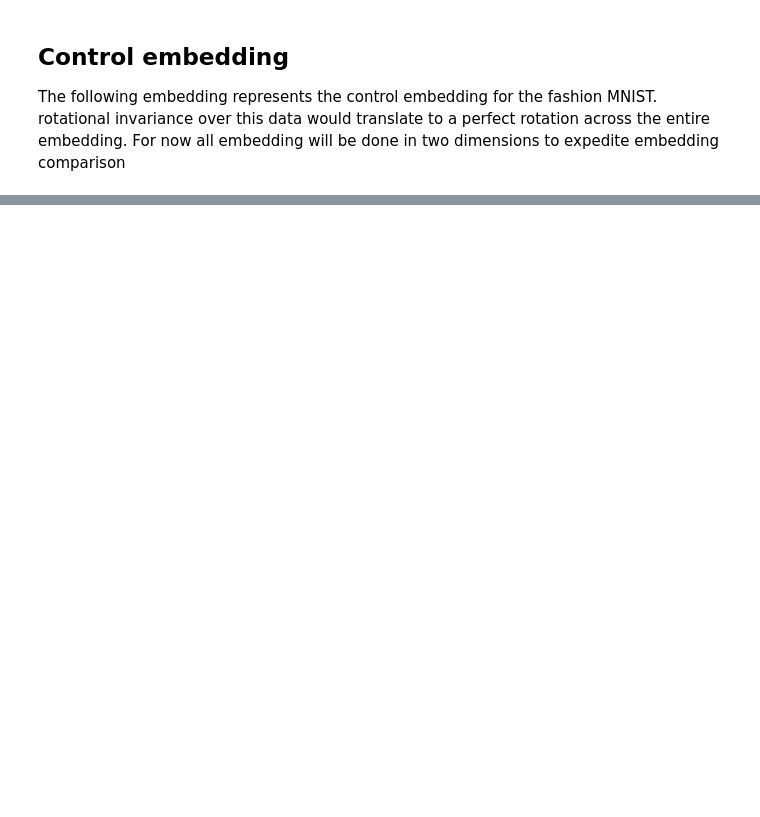
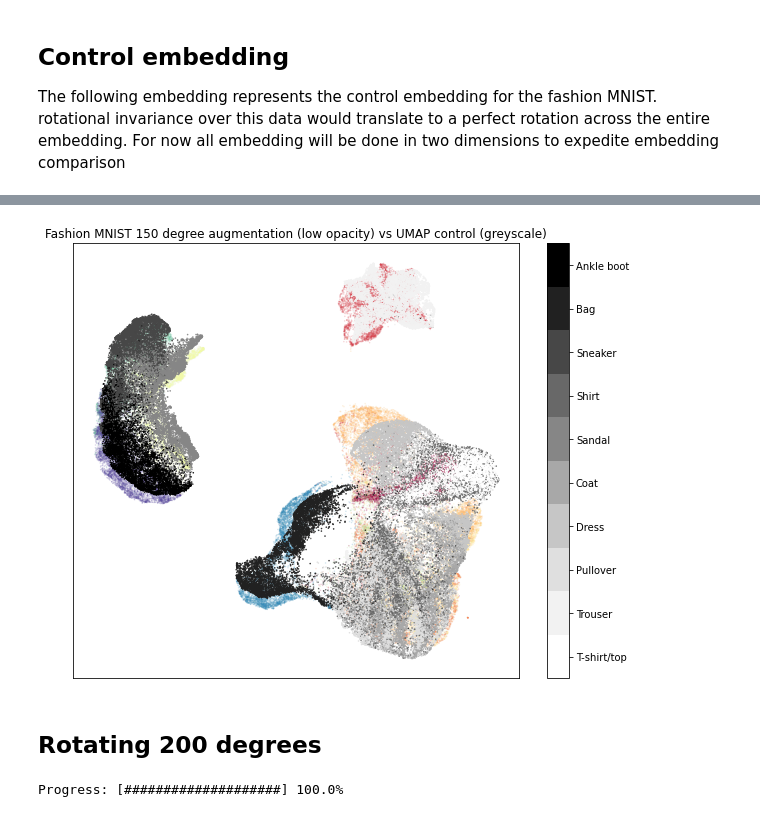
Before and after one commit to chriscamano/UMAP-and-PUMAP-research-, a Jupyter notebook: FALL 2022 UMAP /UMAP rotational augmentation research.ipynb, the cells around one changed output, grey strips where cells are left out. Cells and saved outputs as stored; diff of their text form; code cells hidden in the pictures; blank space fills up the shorter version.

```diff
--- a/FALL 2022 UMAP /UMAP rotational augmentation research.ipynb
+++ b/FALL 2022 UMAP /UMAP rotational augmentation research.ipynb
@@ -265,0 +331,12 @@ plt.title('Fashion MNIST Embedded via UMAP control');
+# %%
+#rotating all of the data by 150deg
+theta=150
+temp=rotate(theta,np.reshape(data[1],(28,28)))
+
+sample_rotation_dim=np.matrix.flatten(temp).shape[0]
+r150_data=np.zeros((data.shape[0],sample_rotation_dim))
+
+for i in range(np.shape(data)[0]):
+        temp=rotate(theta,np.reshape(data[i],(28,28)));
+        r150_data[i]=np.matrix.flatten(temp);
+        update_progress(i / np.shape(data)[0])
@@ -265,0 +345,3 @@ plt.title('Fashion MNIST Embedded via UMAP control');
+# %%
+reducer = umap.UMAP(random_state=42,n_epochs=epochs,n_components=2, n_neighbors=neighbors,min_dist=dist,verbose=1)
+embedding_r150 = reducer.fit_transform(r150_data)
@@ -265,0 +363,30 @@ plt.title('Fashion MNIST Embedded via UMAP control');
+# %%
+target = np.hstack([train_labels, test_labels])
+
+fig, ax = plt.subplots(1, figsize=(10, 8))
+plt.scatter(*embedding_r150.T, s=0.3, c=target, cmap='Spectral', alpha=.2)
+
+plt.scatter(*embedding_control_2d.T, s=0.3, c=target, cmap='Greys', alpha=1.0)
+plt.setp(ax, xticks=[], yticks=[])
+cbar = plt.colorbar(boundaries=np.arange(11)-0.5)
+cbar.set_ticks(np.arange(10))
+cbar.set_ticklabels(classes)
+plt.title('Fashion MNIST 150 degree augmentation (low opacity) vs UMAP control (greyscale)');
+# %% [output]
+[figure, added]
+# %% [markdown]
+## Rotating 200 degrees
+# %%
+#rotating all of the data by 200deg
+theta=200
+temp=rotate(theta,np.reshape(data[1],(28,28)))
+
+sample_rotation_dim=np.matrix.flatten(temp).shape[0]
+r200_data=np.zeros((data.shape[0],sample_rotation_dim))
+
+for i in range(np.shape(data)[0]):
+        temp=rotate(theta,np.reshape(data[i],(28,28)));
+        r200_data[i]=np.matrix.flatten(temp);
+        update_progress(i / np.shape(data)[0])
+# %% [output]
+Progress: [####################] 100.0%
```
Also changed, not shown: parts of 29 cells of this notebook.
